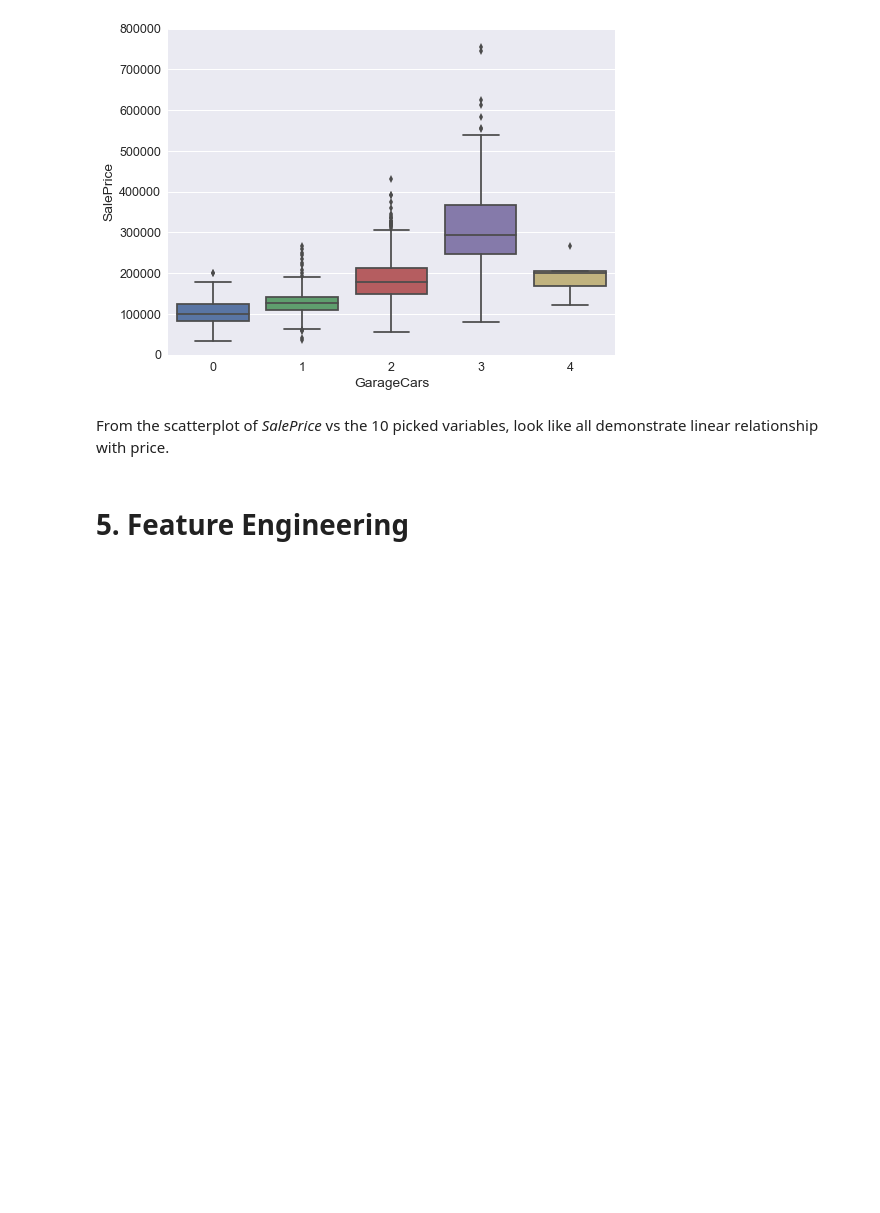
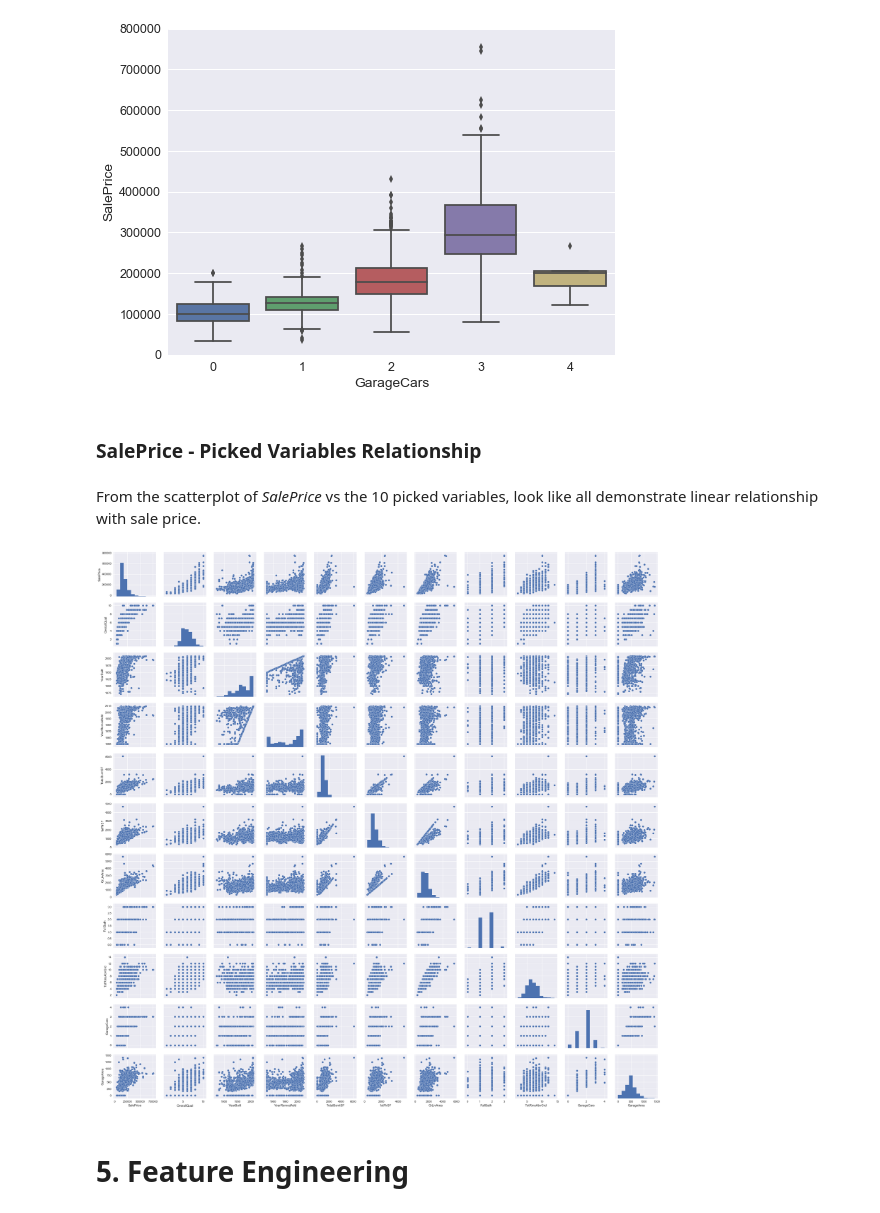
Before and after one commit to ansjory/w207_project, a Jupyter notebook: Kaggle_House_Prices/Mlaire_final.ipynb, the cells around one changed output. Drawn from its saved outputs; the diff is of its cells as text; code cells hidden in the pictures; blank space fills up the shorter version.

```diff
--- a/Kaggle_House_Prices/Mlaire_final.ipynb
+++ b/Kaggle_House_Prices/Mlaire_final.ipynb
@@ -544,8 +625,20 @@ fig = sns.boxplot(x=var, y="SalePrice", data=data)
 fig.axis(ymin=0, ymax=800000);
 # %% [output]
 [figure]
+# %% [markdown]
+<a id='saleprice_pickedvars'></a>
+### SalePrice - Picked Variables Relationship
 # %% [markdown]
-From the scatterplot of *SalePrice* vs the 10 picked variables, look like all demonstrate linear relationship with price.
+From the scatterplot of *SalePrice* vs the 10 picked variables, look like all demonstrate linear relationship with sale price.
+# %%
+# Scatterplot
+sns.set()
+cols = ['SalePrice', 'OverallQual', 'YearBuilt', 'YearRemodAdd', 'TotalBsmtSF', '1stFlrSF', 'GrLivArea',
+        'FullBath', 'TotRmsAbvGrd', 'GarageCars', 'GarageArea']
+sns.pairplot(train_[cols], size=2.5)
+plt.show();
+# %% [output]
+[figure, added]
 # %% [markdown]
 <a id='feature_engineering'></a>
 # 5. Feature Engineering
```
Also changed, not shown: parts of 86 cells of this notebook.
